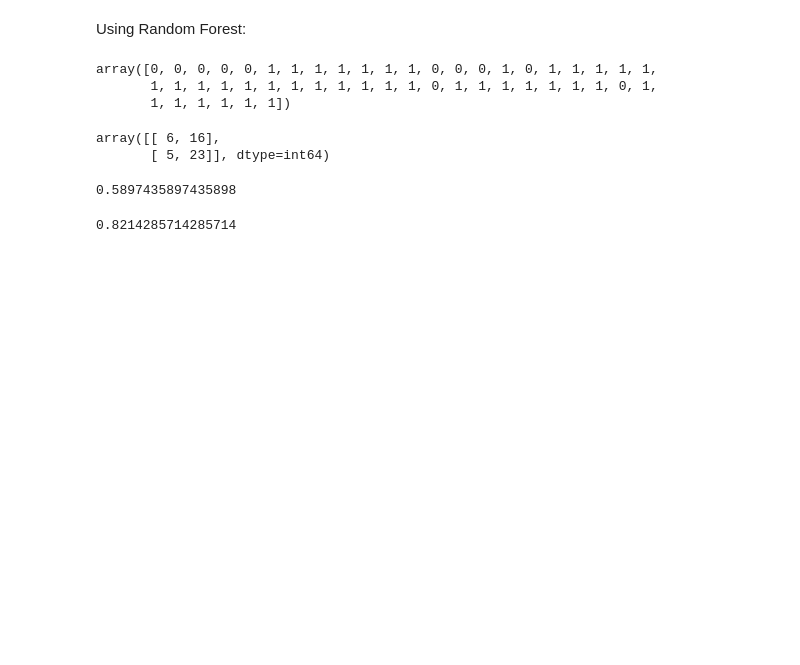
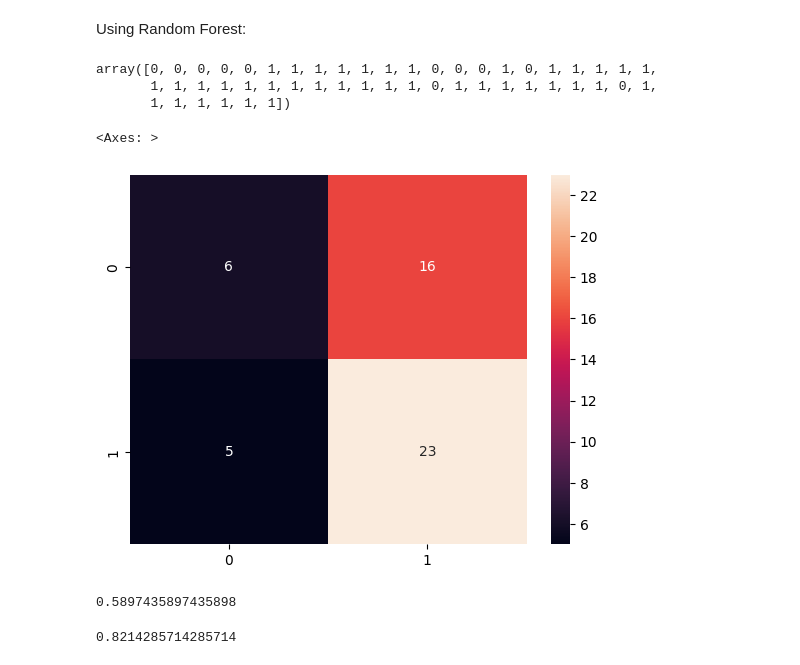
Before and after one commit to ArianAghamohseni/Crypto_ML, a Jupyter notebook: Part 3 - Final.ipynb, the cells around one changed output. Saved outputs shown, nothing was run; the diff lists cells and outputs as text; code cells hidden in the pictures; blank space fills up the shorter version.

```diff
--- a/Part 3 - Final.ipynb
+++ b/Part 3 - Final.ipynb
@@ -422,11 +423,11 @@ array([0, 0, 0, 0, 0, 1, 1, 1, 1, 1, 1, 1, 0, 0, 0, 1, 0, 1, 1, 1, 1, 1,
        1, 1, 1, 1, 1, 1])
 # %%
 from sklearn.metrics import precision_score, accuracy_score, f1_score, recall_score, roc_auc_score, confusion_matrix
-# %%
-confusion_matrix(yeval, ypred)
-# %% [output]
-array([[ 6, 16],
-       [ 5, 23]], dtype=int64)
+# %%
+sns.heatmap(confusion_matrix(yeval, ypred), annot=True)
+# %% [output]
+<Axes: >
+[figure, added]
 # %%
 precision_score(yeval, ypred)
 # %% [output]
```
Also changed, not shown: parts of 13 cells of this notebook.
